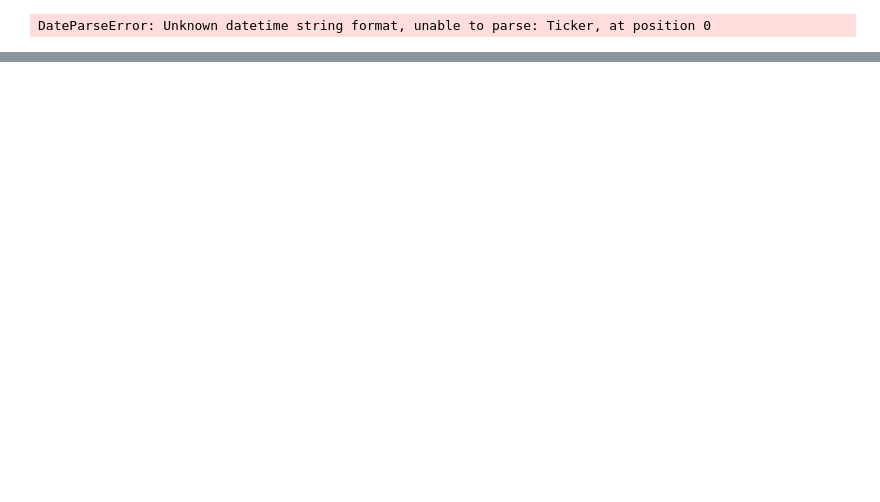
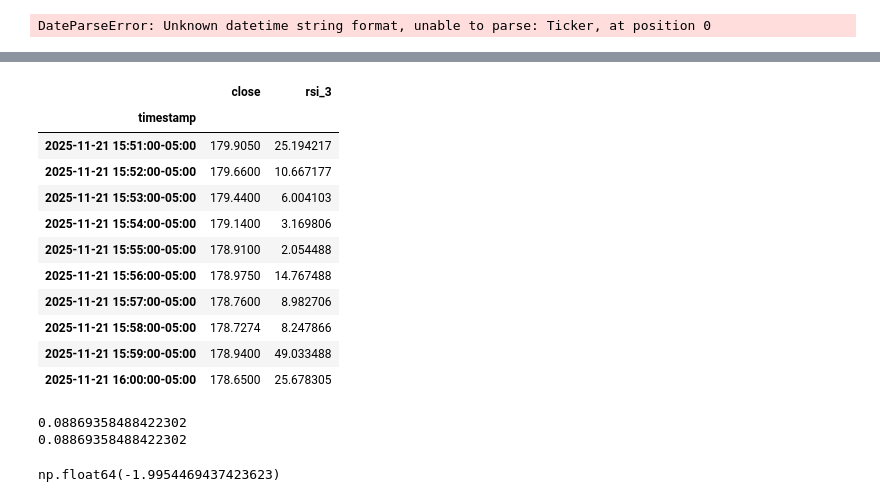
Before and after one commit to flaviogorini/finm32500_Project, a Jupyter notebook: research.ipynb, the cells around one changed output, grey strips where cells are left out. Cells and saved outputs as stored; diff of their text form; code cells hidden in the pictures; blank space fills up the shorter version.

```diff
--- a/research.ipynb
+++ b/research.ipynb
@@ -40,0 +86,23 @@ DateParseError: Unknown datetime string format, unable to parse: Ticker, at posi
+# %%
+import pandas as pd
+csv_path = f"nvda_alpaca_data.csv"
+
+def read_csv(csv_path) -> pd.DataFrame:
+    """ Reads and cleans price data from a CSV file. """
+
+    price_data = pd.read_csv(csv_path)
+
+    # set timestamp as index
+    price_data = price_data.set_index('timestamp')
+
+    # Basic cleaning
+    price_data = price_data.dropna().drop_duplicates()
+    price_data = price_data.sort_index()
+
+    return price_data
+
+nvda_data = read_csv(csv_path)
+nvda_data.info()
+nvda_data.head()
+symbol = nvda_data['symbol'].iloc[0]
+print(f"Symbol: {symbol}")
@@ -40,0 +126,33 @@ DateParseError: Unknown datetime string format, unable to parse: Ticker, at posi
+# %%
+import pandas_ta as ta
+
+nvda_data["rsi_3"] = ta.rsi(nvda_data["close"], length=3)
+nvda_data[["close", "rsi_3"]].tail(10)
+# %% [output]
+|  | close | rsi_3 |
+| timestamp |  |  |
+| 2025-11-21 15:51:00-05:00 | 179.9050 | 25.194217 |
+| 2025-11-21 15:52:00-05:00 | 179.6600 | 10.667177 |
+| 2025-11-21 15:53:00-05:00 | 179.4400 | 6.004103 |
+| 2025-11-21 15:54:00-05:00 | 179.1400 | 3.169806 |
+| 2025-11-21 15:55:00-05:00 | 178.9100 | 2.054488 |
+| 2025-11-21 15:56:00-05:00 | 178.9750 | 14.767488 |
+| 2025-11-21 15:57:00-05:00 | 178.7600 | 8.982706 |
+| 2025-11-21 15:58:00-05:00 | 178.7274 | 8.247866 |
+| 2025-11-21 15:59:00-05:00 | 178.9400 | 49.033488 |
+| 2025-11-21 16:00:00-05:00 | 178.6500 | 25.678305 |
+# %%
+bb = ta.bbands(nvda_data["close"], length=20, lower_std=2.0, upper_std=2.0)
+# get only BBP_20_2.0_2.0 column
+print(bb['BBP_20_2.0_2.0'].iloc[-1])
+bbpercent = bb['BBP_' + str(int(20)) + '_' + str(float(2.0)) + '_' + str(float(2.0))].iloc[-1]
+print(bbpercent)
+# %% [output]
+0.08869358488422302
+0.08869358488422302
+# %%
+# 20-period rolling z-score of close price
+zscore = ta.zscore(nvda_data["close"], length=30)
+zscore.iloc[-1]
+# %% [output]
+np.float64(-1.9954469437423623)
```
Also changed, not shown: parts of 6 cells of this notebook.
